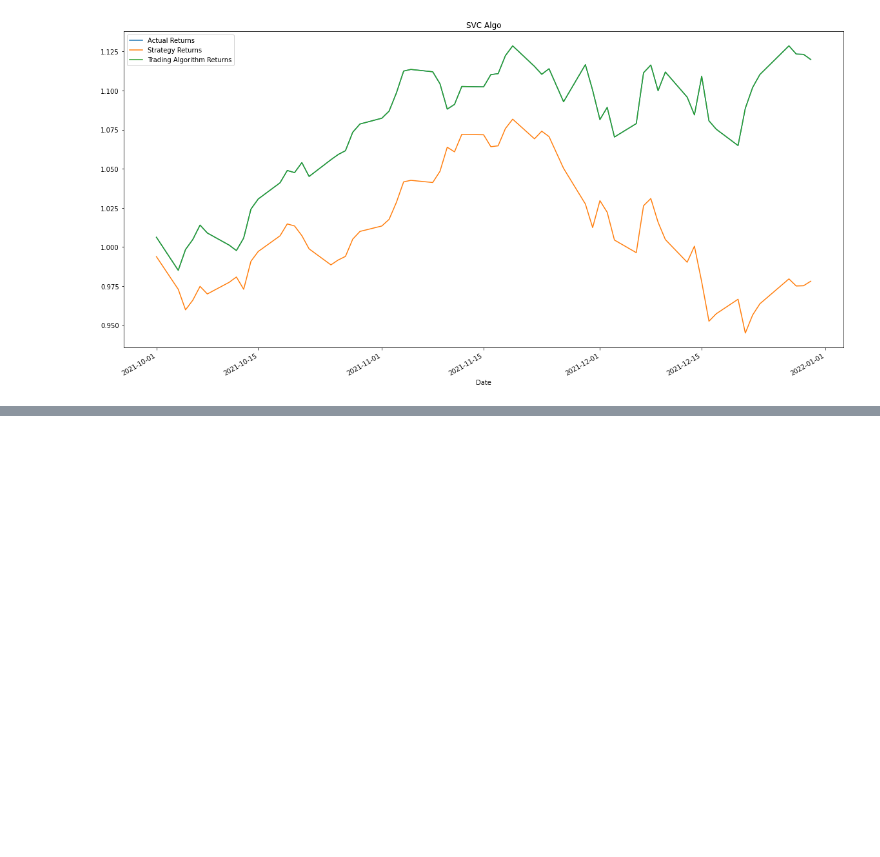
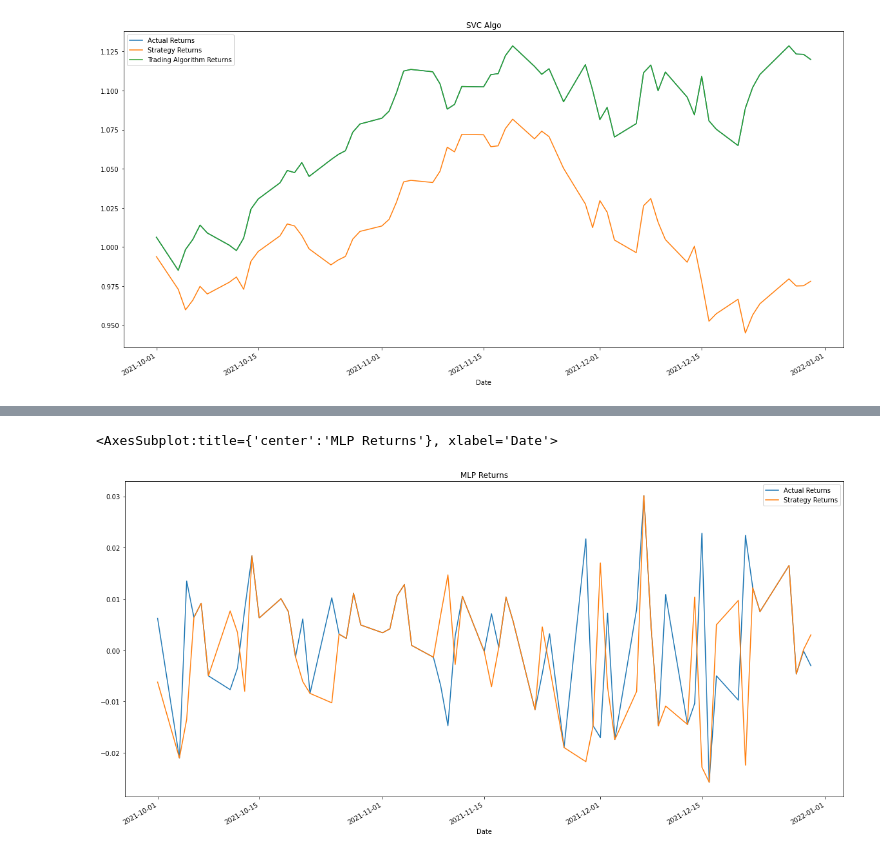
Before and after one commit to patmbee/project_2_ml, a Jupyter notebook: qqq_svm_model.ipynb, the cells around one changed output, grey strips where cells are left out. Saved outputs shown, nothing was run; the diff lists cells and outputs as text; code cells hidden in the pictures; blank space fills up the shorter version.

```diff
--- a/qqq_svm_model.ipynb
+++ b/qqq_svm_model.ipynb
@@ -355,0 +437,6 @@ fig, ax = plt.subplots(figsize=(20, 10))
+# %%
+# Create MLPClassifier
+mlp_model = MLPClassifier(hidden_layer_sizes=(150,100,50),
+                          max_iter=300,activation = 'relu',solver='adam',random_state=1)
+mlp_model.fit(X_train_scaled, y_train)
+mlp_testing_report = mlp_model.predict(X_test_scaled)
@@ -355,0 +455,22 @@ fig, ax = plt.subplots(figsize=(20, 10))
+# %%
+
+# Create a new empty predictions DataFrame.
+
+# Create a predictions DataFrame
+predictions_mlp_df = pd.DataFrame(index=X_test.index)
+
+# Add the SVM model predictions to the DataFrame
+predictions_mlp_df['Predicted'] = mlp_testing_report
+
+# Add the actual returns to the DataFrame
+predictions_mlp_df['Actual Returns'] = signals_df['Actual Returns']
+
+# Add the strategy returns to the DataFrame
+predictions_mlp_df['Strategy Returns'] = signals_df['Strategy Returns']
+
+predictions_mlp_df['Trading Algorithm Returns'] = predictions_mlp_df['Actual Returns'] * predictions_mlp_df['Predicted']
+
+
+# Review the DataFrame
+display(predictions_mlp_df.head())
+display(predictions_mlp_df.tail())
@@ -355,0 +492,7 @@ fig, ax = plt.subplots(figsize=(20, 10))
+# %%
+# Plot the actual returns versus the strategy returns
+fig, ax = plt.subplots(figsize=(20, 10))
+predictions_mlp_df[['Actual Returns', 'Strategy Returns']].plot(ax=ax,title='MLP Returns')
+# %% [output]
+<AxesSubplot:title={'center':'MLP Returns'}, xlabel='Date'>
+[figure, added]
```
Also changed, not shown: parts of 20 cells of this notebook, 3 other files.
